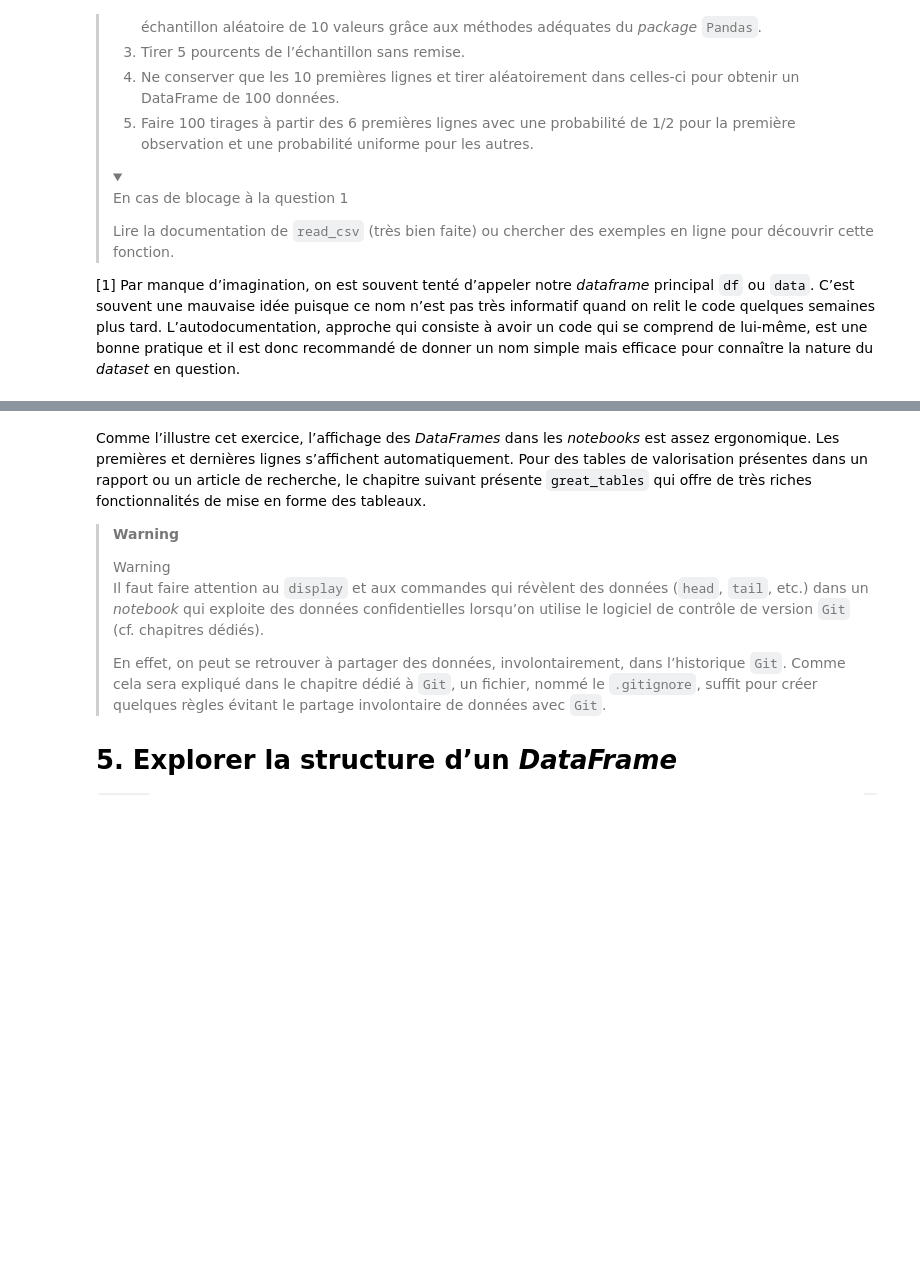
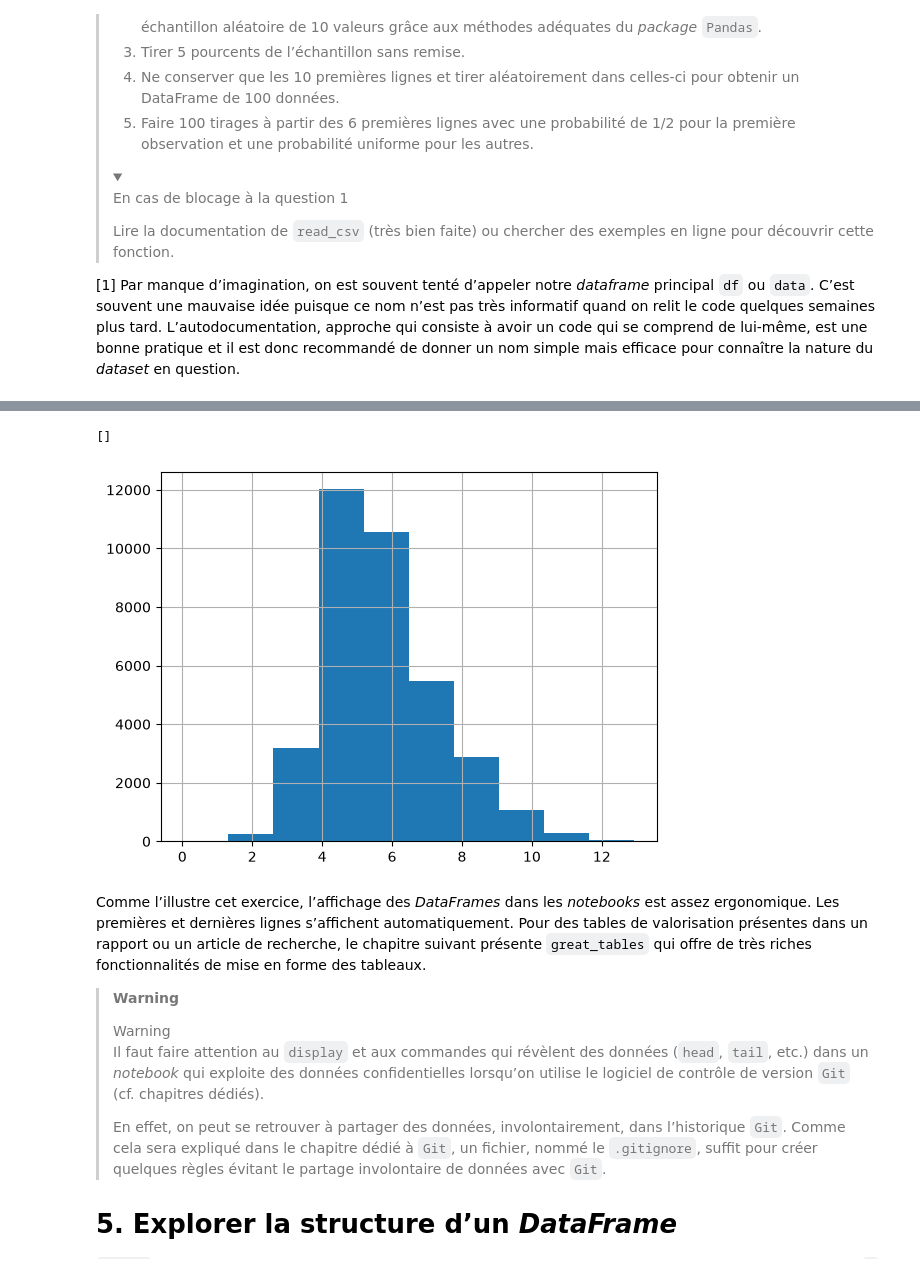
Before and after one commit to dchitorog/test-cadavre-exquis, a Jupyter notebook: notebook.ipynb, the cells around one changed output, grey strips where cells are left out. Drawn from its saved outputs; the diff is of its cells as text; code cells hidden in the pictures; folded sections open; blank space fills up the shorter version.

```diff
--- a/notebook.ipynb
+++ b/notebook.ipynb
@@ -459,3 +496,9 @@ emissions.head(6).sample(n = 100, replace = True, weights = [0.5] + [0.1]*5)
+# %%
+emissions.head(3)
+np.log(emissions["Résidentiel"]).hist().plot()
+# %% [output]
+[]
+[figure, added]
 # %% [markdown]
 Comme l’illustre cet exercice, l’affichage des *DataFrames* dans les *notebooks* est assez ergonomique.
 Les premières et dernières lignes s’affichent
```
Also changed, not shown: parts of 35 cells of this notebook, 1 other file.
